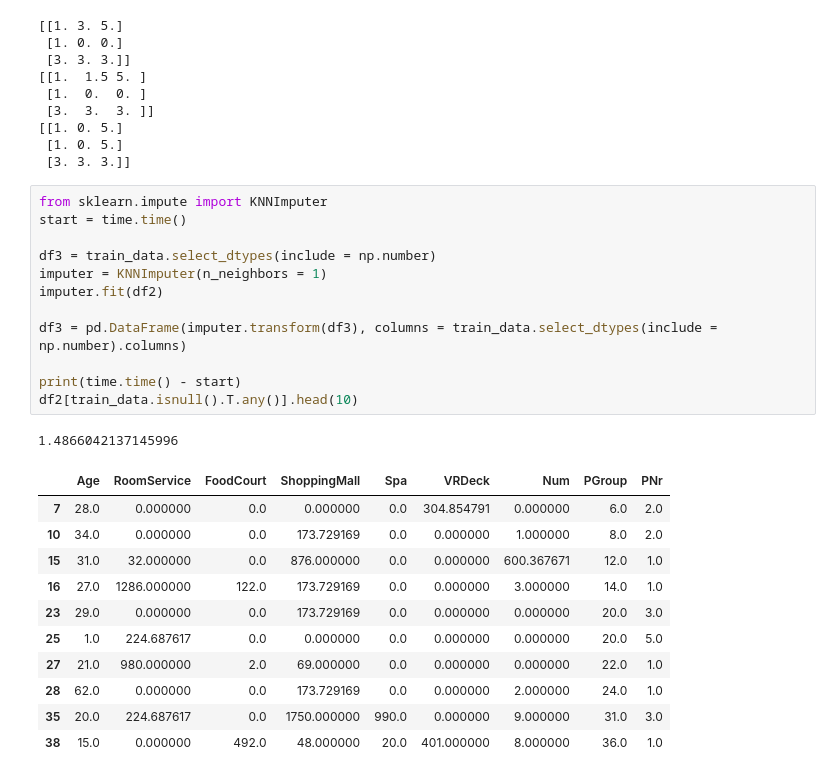
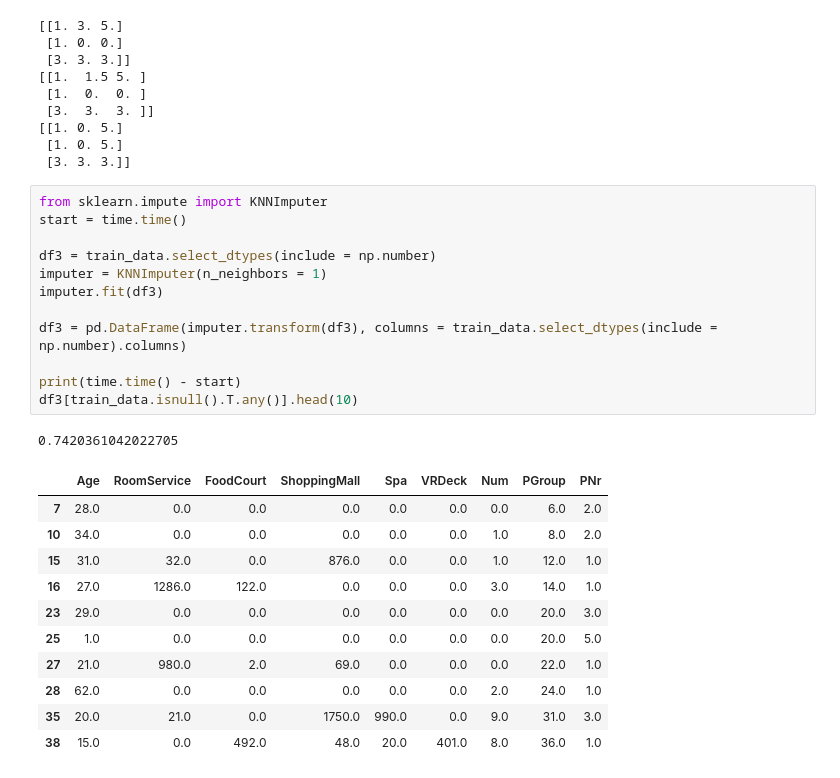
Before and after one commit to He1o/Cyrus_NoteBook, a Jupyter notebook: Kaggle/4.xgboost0.89.ipynb, the cells around one changed output. Cells and saved outputs as stored; diff of their text form.

```diff
--- a/Kaggle/4.xgboost0.89.ipynb
+++ b/Kaggle/4.xgboost0.89.ipynb
@@ -404,25 +404,25 @@ print(imputer.fit_transform(x))
 # %%
 from sklearn.impute import KNNImputer
 start = time.time()
 
 df3 = train_data.select_dtypes(include = np.number)
 imputer = KNNImputer(n_neighbors = 1)
-imputer.fit(df2)
+imputer.fit(df3)
 
 df3 = pd.DataFrame(imputer.transform(df3), columns = train_data.select_dtypes(include = np.number).columns)
 
 print(time.time() - start)
-df2[train_data.isnull().T.any()].head(10)
+df3[train_data.isnull().T.any()].head(10)
 # %% [output]
-1.4866042137145996
+0.7420361042022705
 |  | Age | RoomService | FoodCourt | ShoppingMall | Spa | VRDeck | Num | PGroup | PNr |
-| 7 | 28.0 | 0.000000 | 0.0 | 0.000000 | 0.0 | 304.854791 | 0.000000 | 6.0 | 2.0 |
-| 10 | 34.0 | 0.000000 | 0.0 | 173.729169 | 0.0 | 0.000000 | 1.000000 | 8.0 | 2.0 |
-| 15 | 31.0 | 32.000000 | 0.0 | 876.000000 | 0.0 | 0.000000 | 600.367671 | 12.0 | 1.0 |
-| 16 | 27.0 | 1286.000000 | 122.0 | 173.729169 | 0.0 | 0.000000 | 3.000000 | 14.0 | 1.0 |
-| 23 | 29.0 | 0.000000 | 0.0 | 173.729169 | 0.0 | 0.000000 | 0.000000 | 20.0 | 3.0 |
-| 25 | 1.0 | 224.687617 | 0.0 | 0.000000 | 0.0 | 0.000000 | 0.000000 | 20.0 | 5.0 |
-| 27 | 21.0 | 980.000000 | 2.0 | 69.000000 | 0.0 | 0.000000 | 0.000000 | 22.0 | 1.0 |
-| 28 | 62.0 | 0.000000 | 0.0 | 173.729169 | 0.0 | 0.000000 | 2.000000 | 24.0 | 1.0 |
-| 35 | 20.0 | 224.687617 | 0.0 | 1750.000000 | 990.0 | 0.000000 | 9.000000 | 31.0 | 3.0 |
-| 38 | 15.0 | 0.000000 | 492.0 | 48.000000 | 20.0 | 401.000000 | 8.000000 | 36.0 | 1.0 |
+| 7 | 28.0 | 0.0 | 0.0 | 0.0 | 0.0 | 0.0 | 0.0 | 6.0 | 2.0 |
+| 10 | 34.0 | 0.0 | 0.0 | 0.0 | 0.0 | 0.0 | 1.0 | 8.0 | 2.0 |
+| 15 | 31.0 | 32.0 | 0.0 | 876.0 | 0.0 | 0.0 | 1.0 | 12.0 | 1.0 |
+| 16 | 27.0 | 1286.0 | 122.0 | 0.0 | 0.0 | 0.0 | 3.0 | 14.0 | 1.0 |
+| 23 | 29.0 | 0.0 | 0.0 | 0.0 | 0.0 | 0.0 | 0.0 | 20.0 | 3.0 |
+| 25 | 1.0 | 0.0 | 0.0 | 0.0 | 0.0 | 0.0 | 0.0 | 20.0 | 5.0 |
+| 27 | 21.0 | 980.0 | 2.0 | 69.0 | 0.0 | 0.0 | 0.0 | 22.0 | 1.0 |
+| 28 | 62.0 | 0.0 | 0.0 | 0.0 | 0.0 | 0.0 | 2.0 | 24.0 | 1.0 |
+| 35 | 20.0 | 21.0 | 0.0 | 1750.0 | 990.0 | 0.0 | 9.0 | 31.0 | 3.0 |
+| 38 | 15.0 | 0.0 | 492.0 | 48.0 | 20.0 | 401.0 | 8.0 | 36.0 | 1.0 |
```
Also changed, not shown: 1 other file.
